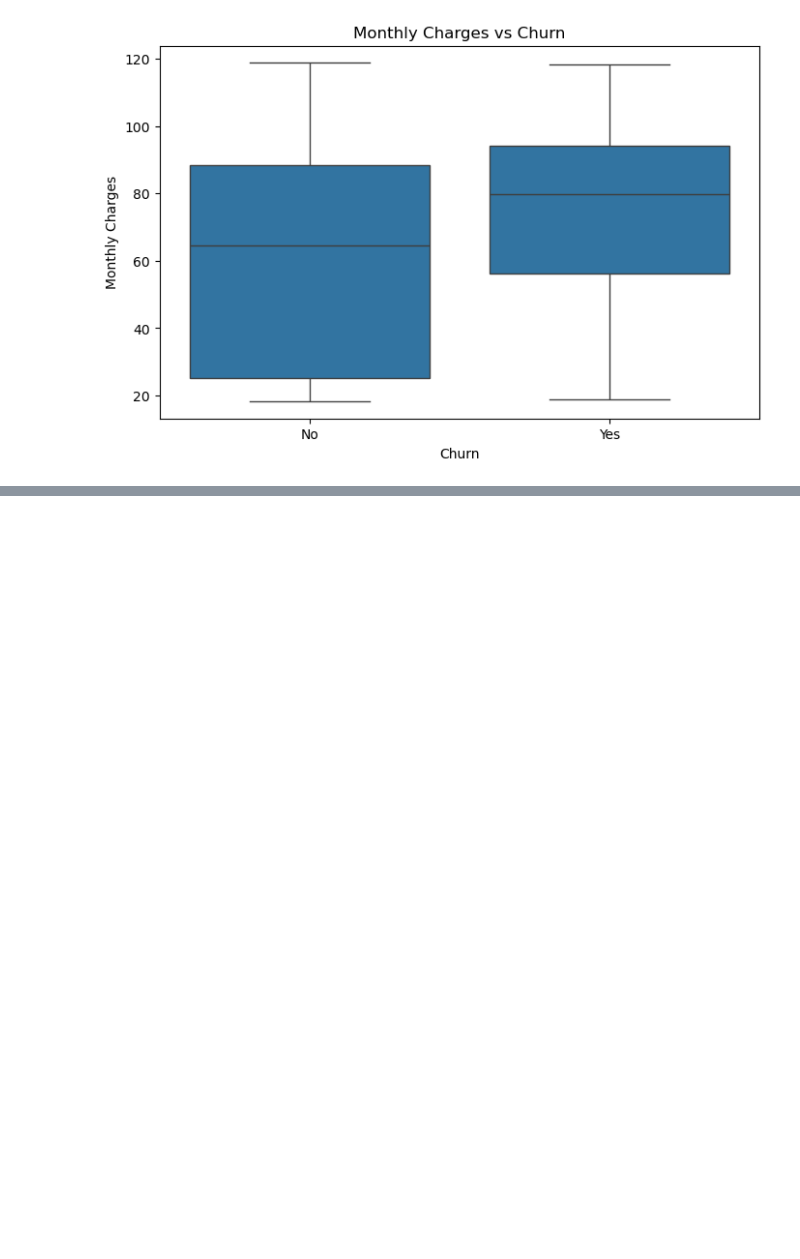
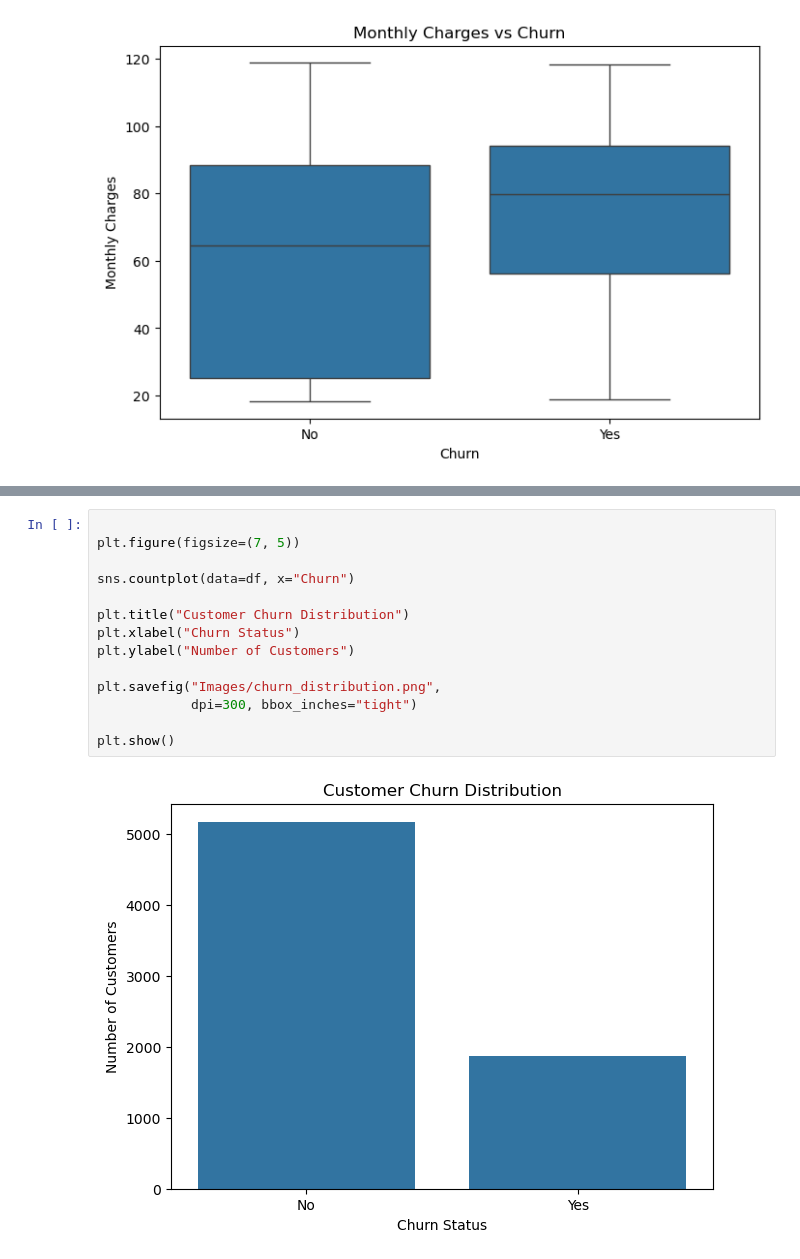
Before and after one commit to Medhanw/Customer_Churn_Prediction, a Jupyter notebook: Customer_Churn_Prediction.ipynb, the cells around one changed output, grey strips where cells are left out. Saved outputs shown, nothing was run; the diff lists cells and outputs as text; blank space fills up the shorter version.

```diff
--- a/Customer_Churn_Prediction.ipynb
+++ b/Customer_Churn_Prediction.ipynb
@@ -525,0 +743,16 @@ plt.show()
+# %%
+
+plt.figure(figsize=(7, 5))
+
+sns.countplot(data=df, x="Churn")
+
+plt.title("Customer Churn Distribution")
+plt.xlabel("Churn Status")
+plt.ylabel("Number of Customers")
+
+plt.savefig("Images/churn_distribution.png",
+            dpi=300, bbox_inches="tight")
+
+plt.show()
+# %% [output]
+[figure, added]
```
Also changed, not shown: parts of 40 cells of this notebook.
